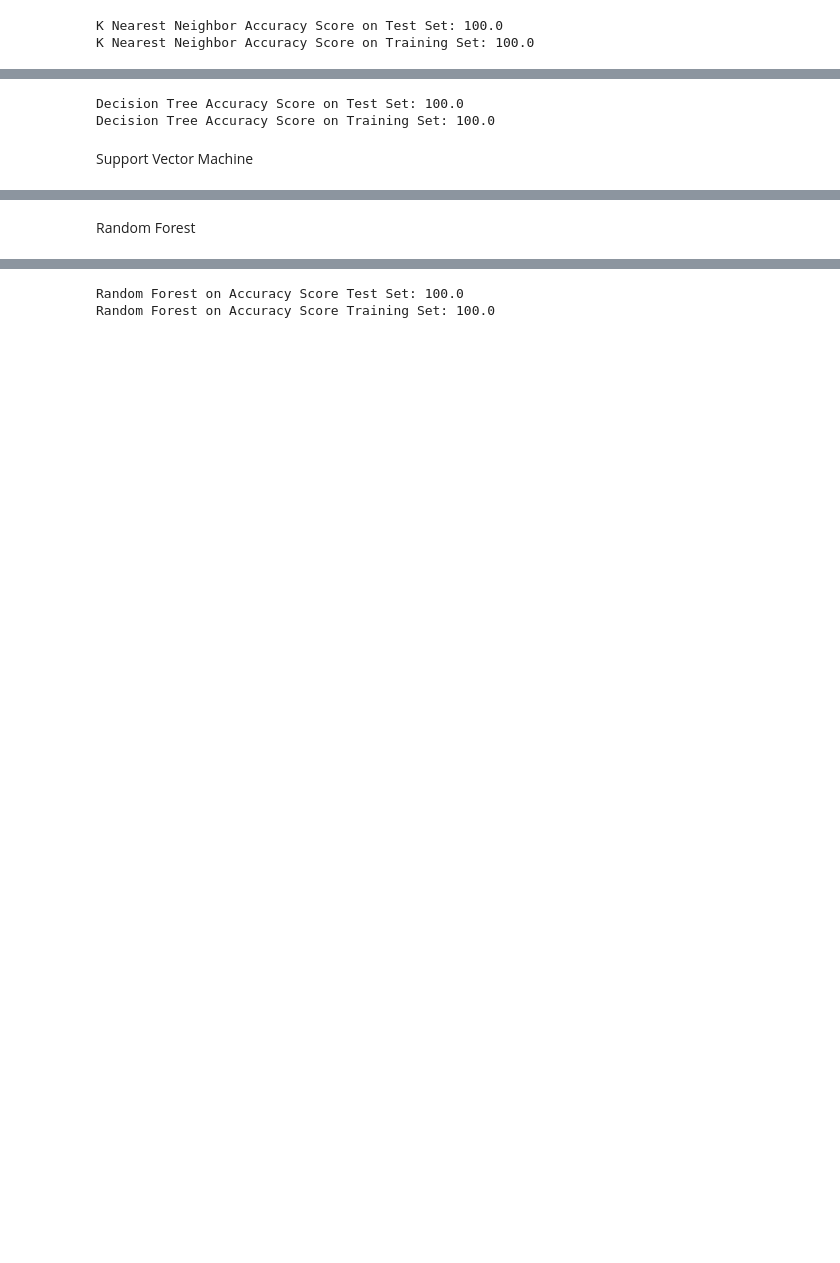
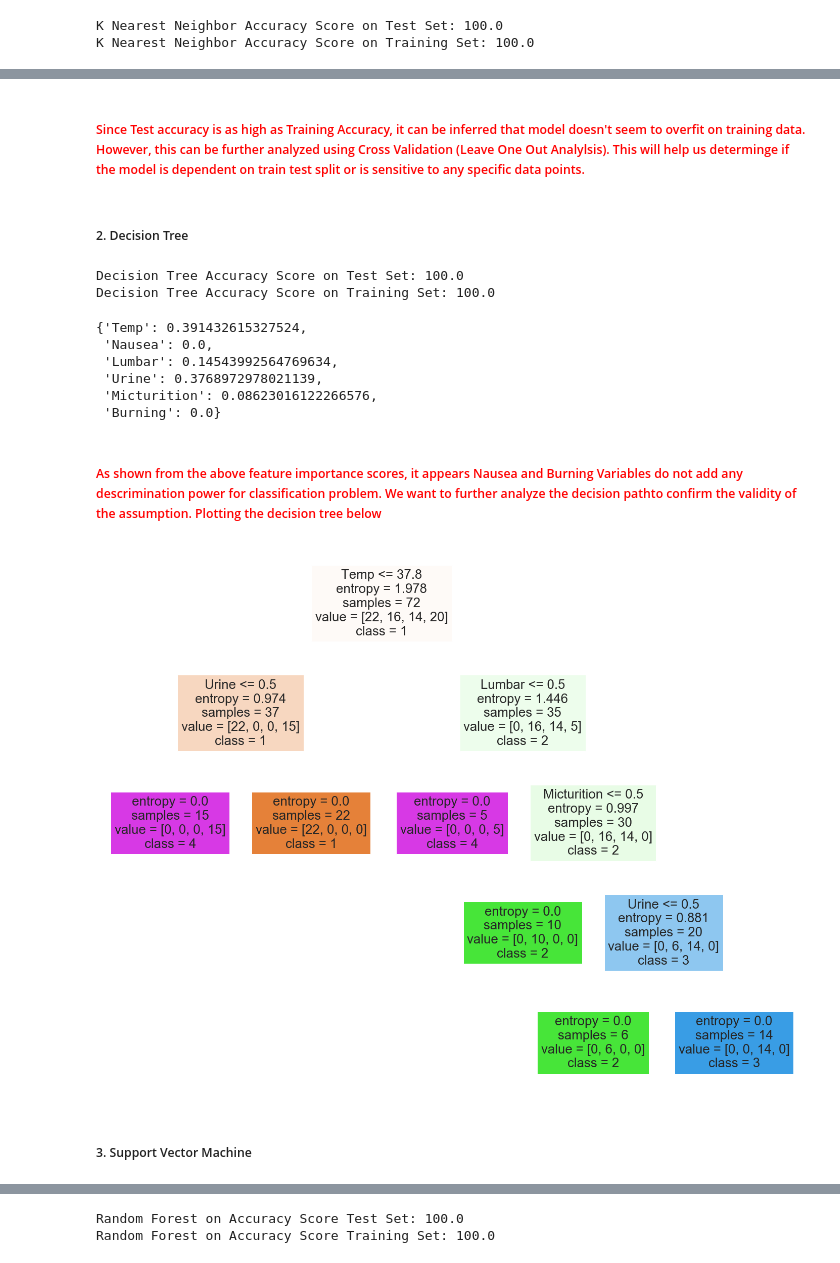
Before and after one commit to harshalshah162/UCR_Codes, a Jupyter notebook: MidtermProjectFinal_pd.ipynb, the cells around one changed output, grey strips where cells are left out. Drawn from its saved outputs; the diff is of its cells as text; code cells hidden in the pictures; blank space fills up the shorter version.

Commit message:
Adding further analysis on Models

```diff
--- a/MidtermProjectFinal_pd.ipynb
+++ b/MidtermProjectFinal_pd.ipynb
@@ -211,5 +216,5 @@ The graphs above are testing the correlation between two binary input variables.
 # %%
 # Seperating out input variables vs. output variable
-X = dataset.iloc[:, :-1].values
-y = dataset.iloc[:, -1].values
+X = dataset.iloc[:, :-1]#.values
+y = dataset.iloc[:, -1]#.values
 # %%
@@ -242,3 +245,7 @@ Decision Tree
+# %% [markdown]
+##### <font color = 'red'> Since Test accuracy is as high as Training Accuracy, it can be inferred that model doesn't seem to overfit on training data. However, this can be further analyzed using Cross Validation (Leave One Out Analylsis). This will help us determinge if the model is dependent on train test split or is sensitive to any specific data points.
+# %% [markdown]
+##### 2. Decision Tree
 # %%
 classifier_dt = DecisionTreeClassifier(criterion = 'entropy', random_state = 0)
 classifier_dt.fit(X_train, y_train)
@@ -251,8 +258,29 @@ print(accuracy_score(y_train, y_pred_dt_train)*100)
 # %% [output]
 Decision Tree Accuracy Score on Test Set: 100.0
 Decision Tree Accuracy Score on Training Set: 100.0
+# %%
+dict(zip(X_train.columns,classifier_dt.feature_importances_))
+# %% [output]
+{'Temp': 0.391432615327524,
+ 'Nausea': 0.0,
+ 'Lumbar': 0.14543992564769634,
+ 'Urine': 0.3768972978021139,
+ 'Micturition': 0.08623016122266576,
+ 'Burning': 0.0}
+# %% [markdown]
+##### <font color = 'red'> As shown from the above feature importance scores, it appears Nausea and Burning Variables do not add any descrimination power for classification problem. We want to further analyze the decision pathto confirm the validity of the assumption. Plotting the decision tree below
+# %%
+from sklearn import tree
+
+fig = plt.figure(figsize=(25,20))
+_ = tree.plot_tree(classifier_dt,
+                   feature_names=X_train.columns,
+                   class_names=['1','2','3','4'],
+                   filled=True)
+# %% [output]
+[figure, added]
 # %% [markdown]
-Support Vector Machine
+##### 3. Support Vector Machine
 # %%
 classifier_svc = SVC(kernel = 'linear', verbose = 1, random_state = 0)
 classifier_svc.fit(X_train, y_train)
@@ -267,3 +296 @@ print(accuracy_score(y_train, y_pred_svc_train)*100)
 Support Vector Machine Accuracy Score on Training Set: 100.0
-# %% [markdown]
-Random Forest
```
Also changed, not shown: parts of 21 cells of this notebook.
